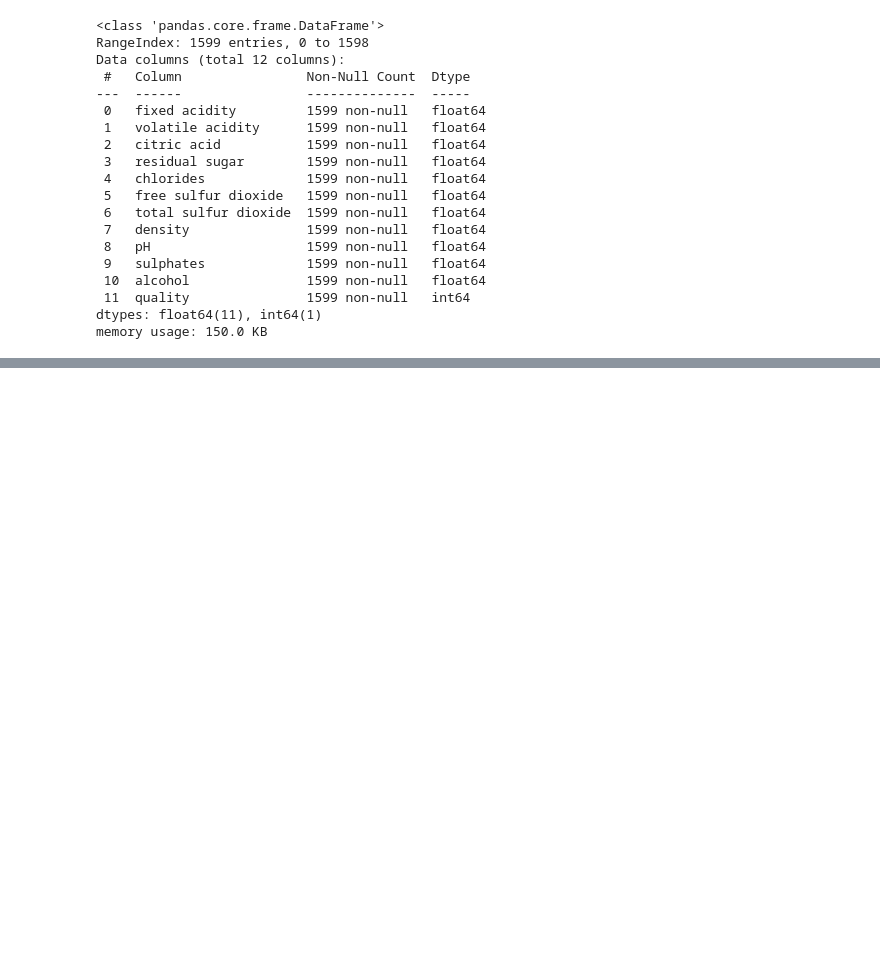
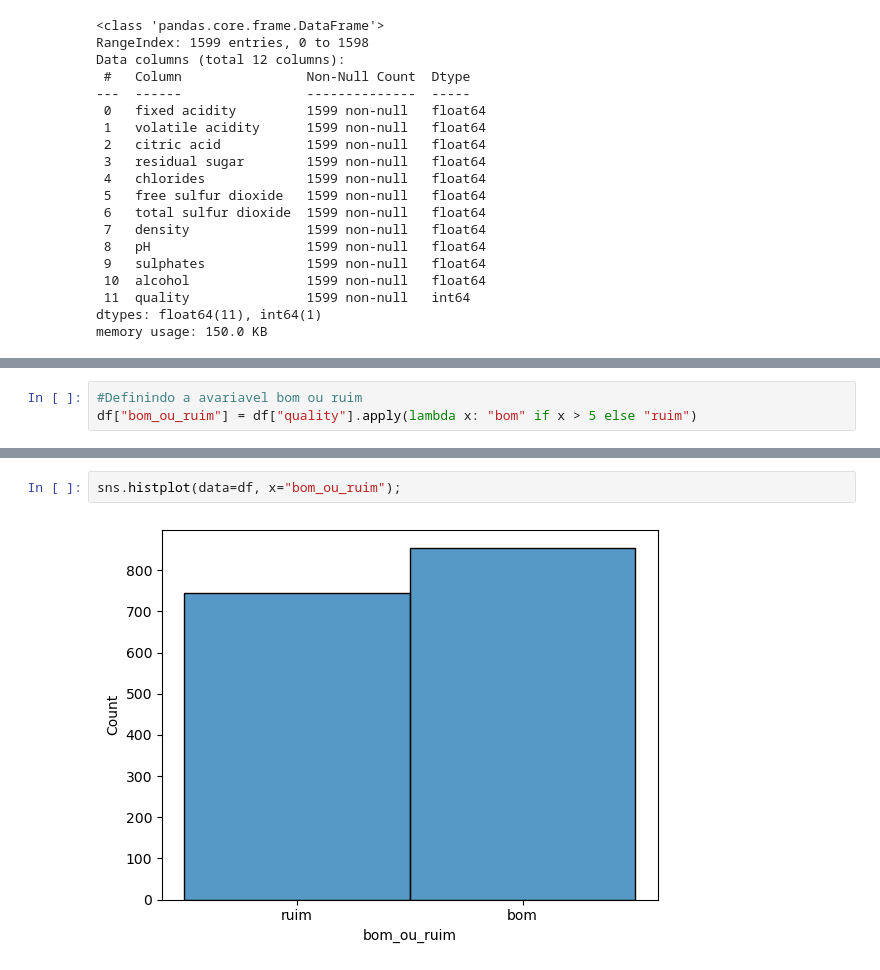
Before and after one commit to rluispdev/CaseWineAnaliseSantanderTechSkill-, a Jupyter notebook: CaseWine.ipynb, the cells around one changed output, grey strips where cells are left out. Drawn from its saved outputs; the diff is of its cells as text; blank space fills up the shorter version.

```diff
--- a/CaseWine.ipynb
+++ b/CaseWine.ipynb
@@ -84,0 +197,3 @@ dtype: int64
+# %%
+#Definindo a avariavel bom ou ruim
+df["bom_ou_ruim"] = df["quality"].apply(lambda x: "bom" if x > 5 else "ruim")
@@ -84,0 +211,4 @@ dtype: int64
+# %%
+sns.histplot(data=df, x="bom_ou_ruim");
+# %% [output]
+[figure, added]
```
Also changed, not shown: parts of 23 cells of this notebook, 1 other file.
